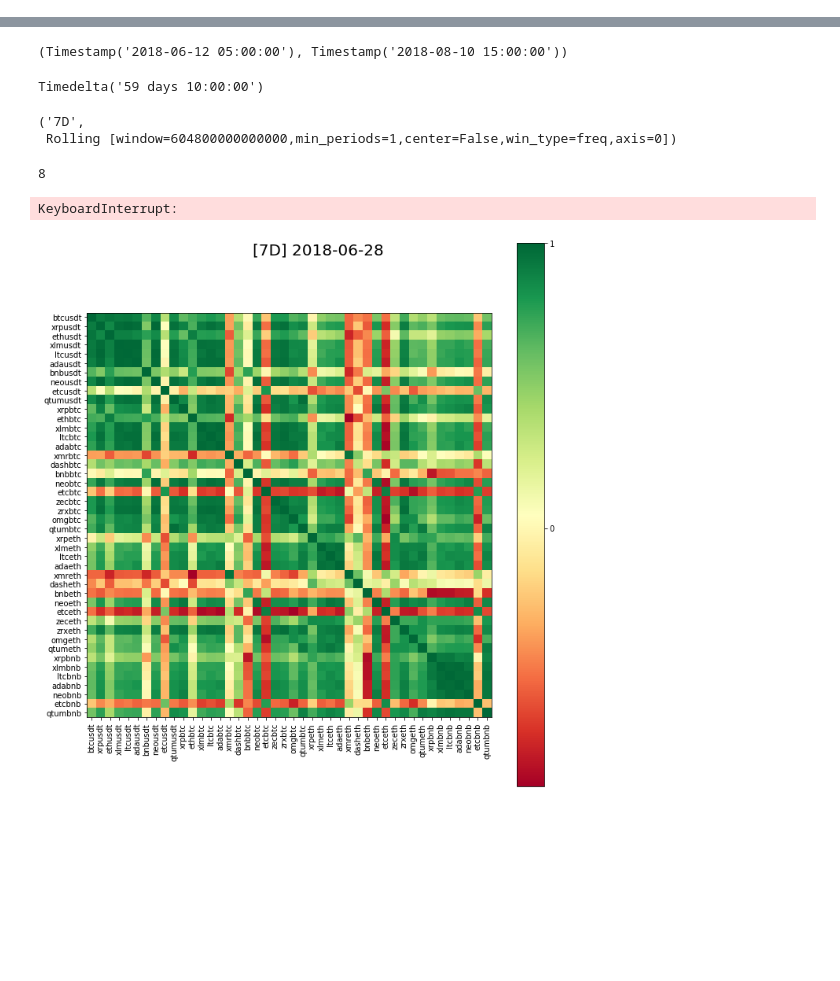
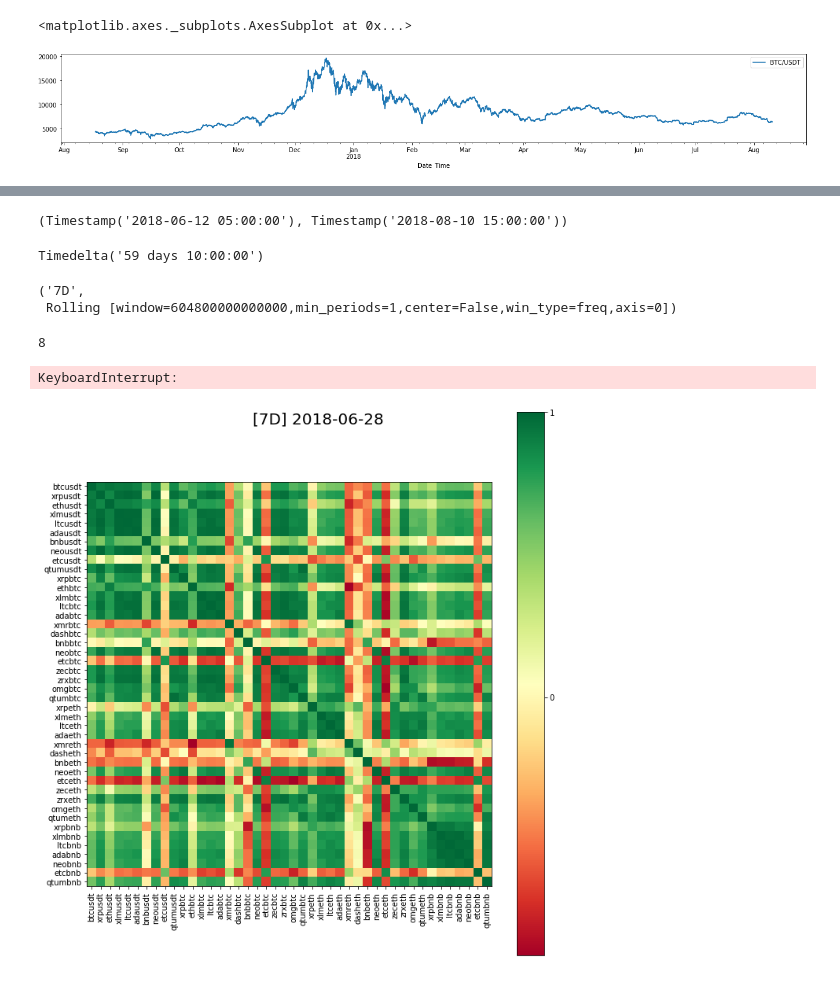
Before and after one commit to madnesspie/binance-correlation-matrix, a Jupyter notebook: correlation-matrix.ipynb, the cells around one changed output, grey strips where cells are left out. Saved outputs shown, nothing was run; the diff lists cells and outputs as text; code cells hidden in the pictures; blank space fills up the shorter version.

```diff
--- a/correlation-matrix.ipynb
+++ b/correlation-matrix.ipynb
@@ -23,6 +35,3 @@ def downsample(dataframe):
 # %%
 def to_dataframe(hdf):
     return DataFrame(read_hdf(f"data/hdf/{hdf}"))
-# %%
-def tickername(file):
-    return splitext(basename(file))[0]
@@ -198,0 +65,5 @@ plot_corr(corr, title=name, filename=name) # - зелено-желто-крас
+# %%
+btcusdt.plot(figsize=(18, 3))
+# %% [output]
+<matplotlib.axes._subplots.AxesSubplot at 0x...>
+[figure, added]
```
Also changed, not shown: parts of 68 cells of this notebook.
